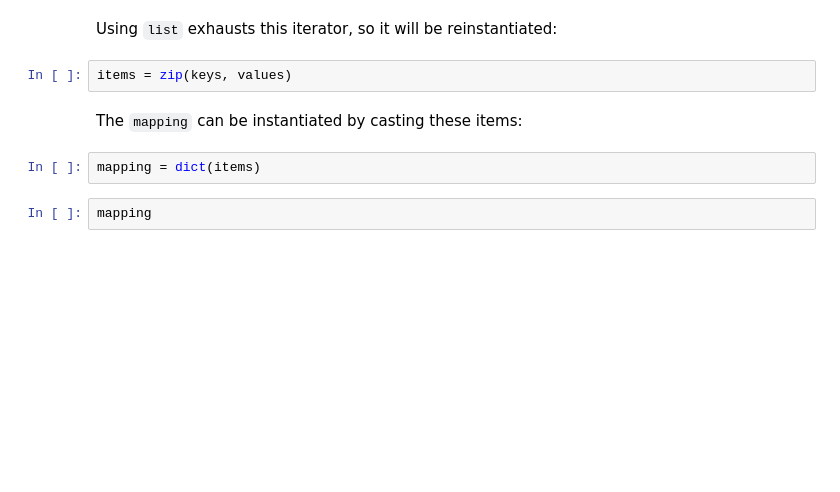
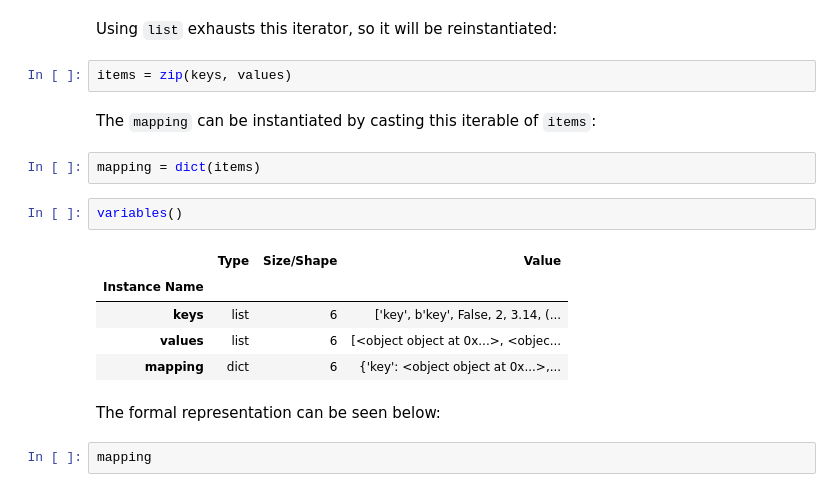
Before and after one commit to PhilipYip1988/python-notebooks, a Jupyter notebook: builtins_module_dict/notebook.ipynb, the cells around one changed output. Cells and saved outputs as stored; diff of their text form; blank space fills up the shorter version.

````diff
--- a/builtins_module_dict/notebook.ipynb
+++ b/builtins_module_dict/notebook.ipynb
@@ -83,9 +79,19 @@
 # %%
 items = zip(keys, values)
 # %% [markdown]
-The ```mapping``` can be instantiated by casting these items:
+The ```mapping``` can be instantiated by casting this iterable of ```items```:
 # %%
 mapping = dict(items)
+# %%
+variables()
+# %% [output]
+|  | Type | Size/Shape | Value |
+| Instance Name |  |  |  |
+| keys | list | 6 | ['key', b'key', False, 2, 3.14, (... |
+| values | list | 6 | [<object object at 0x...>, <objec... |
+| mapping | dict | 6 | {'key': <object object at 0x...>,... |
+# %% [markdown]
+The formal representation can be seen below:
 # %%
 mapping
 # %% [output]
````
Also changed, not shown: parts of 150 cells of this notebook, 14 other files.
